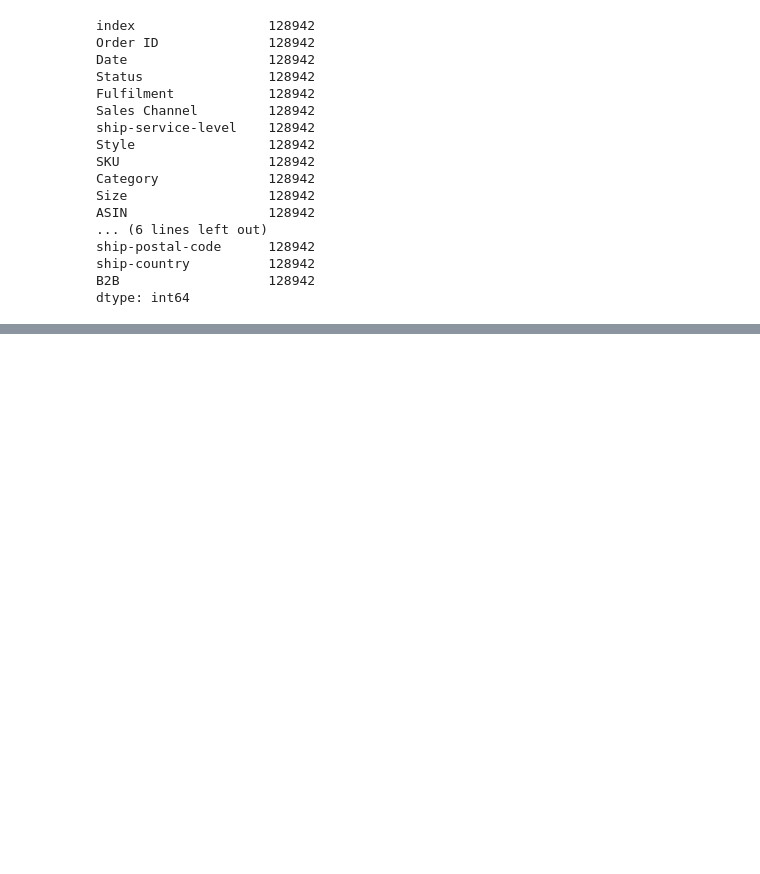
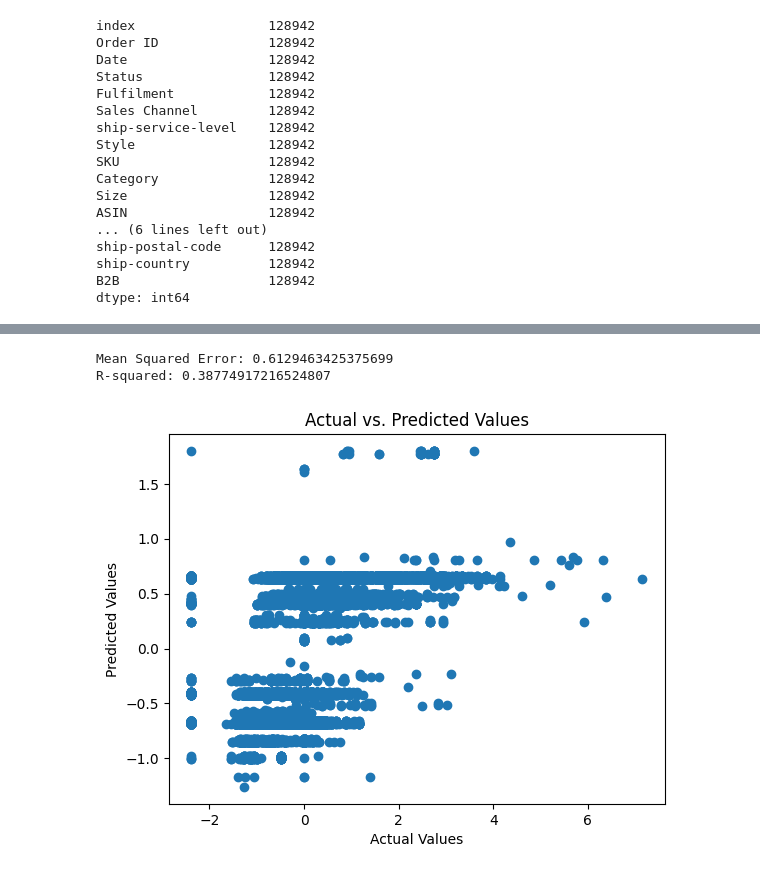
Before and after one commit to anvi2533/IndividualAssignment2, a Jupyter notebook: Inlämning 02 - Amazon Data Sales - Anders Viklund.ipynb, the cells around one changed output, grey strips where cells are left out. Saved outputs shown, nothing was run; the diff lists cells and outputs as text; code cells hidden in the pictures; blank space fills up the shorter version.

```diff
--- a/Inlämning 02 - Amazon Data Sales - Anders Viklund.ipynb
+++ b/Inlämning 02 - Amazon Data Sales - Anders Viklund.ipynb
@@ -137,0 +199,9 @@ len(df['ship-city'].unique())
+# %%
+# Convert True/False to 1/0
+
+bool_columns = df.select_dtypes(include='bool')
+
+for i in bool_columns:
+    df[i] = df[i].astype(int)
+
+df
@@ -137,0 +222,10 @@ len(df['ship-city'].unique())
+# %%
+# Scaling of numerical columns
+scaler = StandardScaler()
+
+# Fit and transform the column
+df['Qty'] = scaler.fit_transform(df[['Qty']])
+
+df['Amount'] = scaler.fit_transform(df[['Amount']])
+
+df
@@ -137,0 +246,31 @@ len(df['ship-city'].unique())
+# %%
+# Vald modell: LinearRegression
+
+df.head(3)
+
+X = df.drop('Amount', axis=1)
+
+y = df['Amount']
+
+X_train, X_test, y_train, y_test = train_test_split(X, y, test_size=0.2, random_state=42)
+
+model = LinearRegression()
+model.fit(X_train, y_train)
+
+y_pred = model.predict(X_test)
+
+mse = mean_squared_error(y_test, y_pred)
+r2 = r2_score(y_test, y_pred)
+print(f'Mean Squared Error: {mse}')
+print(f'R-squared: {r2}')
+# %% [output]
+Mean Squared Error: 0.6129463425375699
+R-squared: 0.38774917216524807
+# %%
+plt.scatter(y_test, y_pred)
+plt.xlabel('Actual Values')
+plt.ylabel('Predicted Values')
+plt.title('Actual vs. Predicted Values')
+plt.show()
+# %% [output]
+[figure, added]
```
Also changed, not shown: parts of 11 cells of this notebook.
